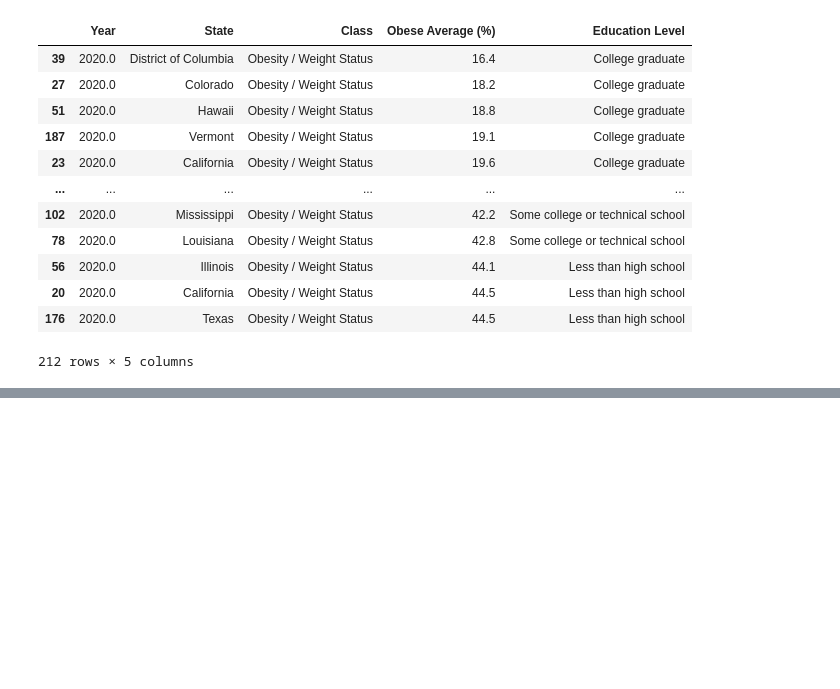
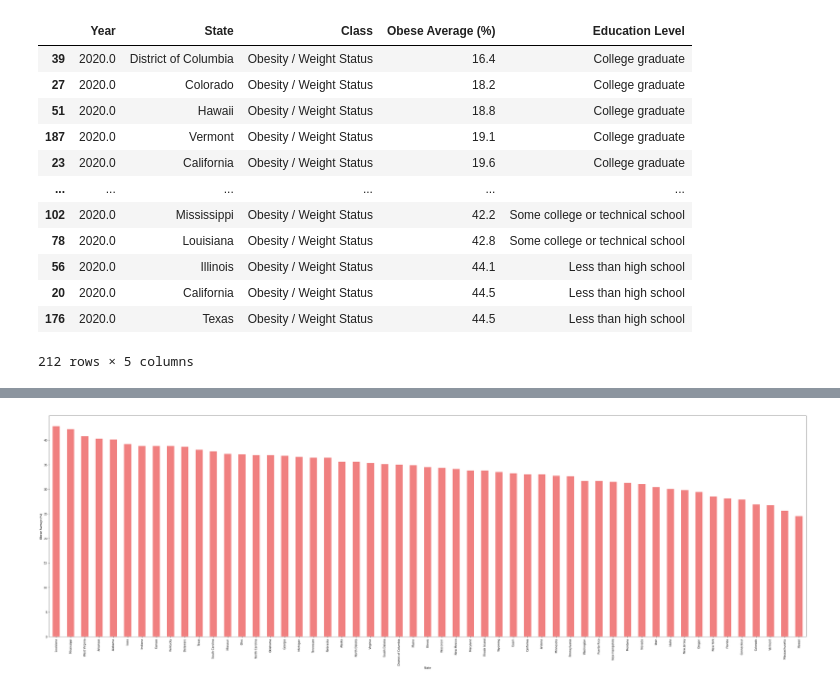
Before and after one commit to latoyawenzinger/Project_1_Healthcare, a Jupyter notebook: education_data.ipynb, the cells around one changed output, grey strips where cells are left out. Saved outputs shown, nothing was run; the diff lists cells and outputs as text; code cells hidden in the pictures; blank space fills up the shorter version.

```diff
--- a/education_data.ipynb
+++ b/education_data.ipynb
@@ -121,0 +154,5 @@ worst
+# %%
+worst_technical = state_education.loc[state_education["Education Level"] == "Some college or technical school"]
+worst_3 = worst_technical.sort_values("Obese Average (%)", ascending=False)
+worst_3 = worst_3.set_index("State")
+worst_3
@@ -121,0 +220,9 @@ worst
+# %%
+#Some college or technical school
+worst_3["Obese Average (%)"].plot(kind ="bar", color="lightcoral", figsize=(50,15))
+plt.xlabel("State")
+plt.ylabel("Obese Average (%)")
+plt.savefig("Resources/technical.png")
+plt.show()
+# %% [output]
+[figure, added]
```
Also changed, not shown: parts of 9 cells of this notebook, 4 other files.
